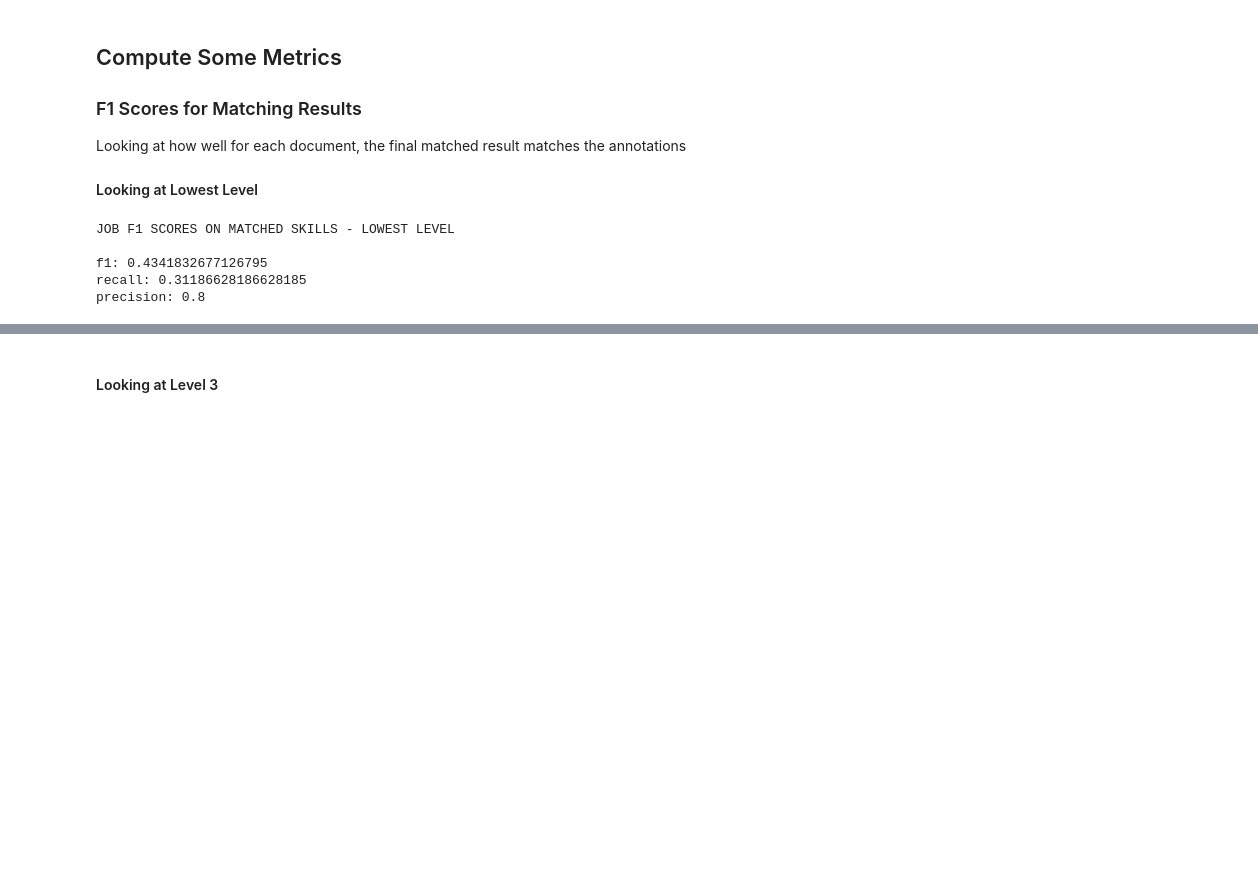
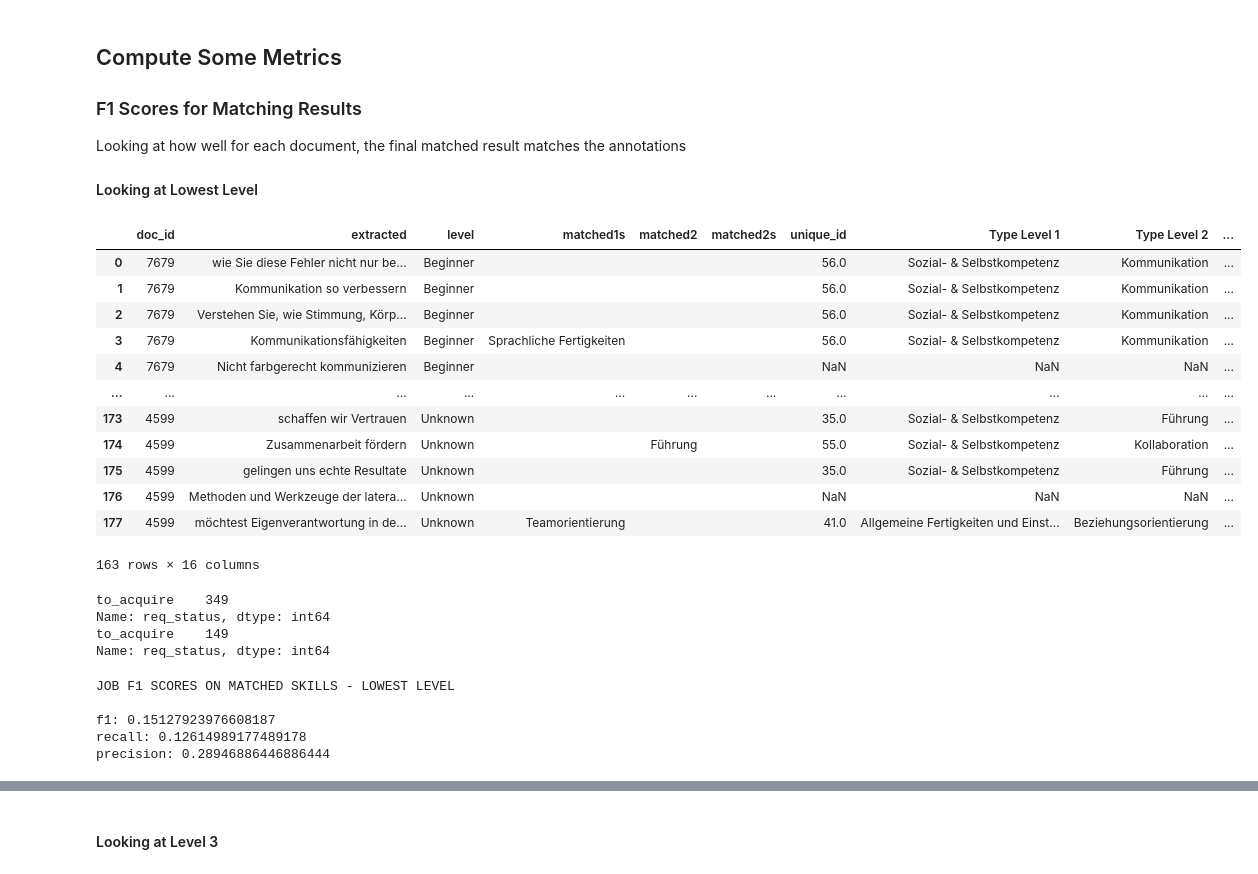
Before and after one commit to epfl-ml4ed/SkillThrills, a Jupyter notebook: protosp01/evaluation/anno_eval.ipynb, the cells around one changed output, grey strips where cells are left out. Drawn from its saved outputs; the diff is of its cells as text; code cells hidden in the pictures; blank space fills up the shorter version.

```diff
--- a/protosp01/evaluation/anno_eval.ipynb
+++ b/protosp01/evaluation/anno_eval.ipynb
@@ -144,7 +178,9 @@ rename_dict = {
     "label.text": "level",
     "req_status": "req_status",
     "match_1": "matched",
-    # "match_1s": "matched1",
+    "match_1s": "matched1s",
+    "match_2": "matched2",
+    "match_2s": "matched2s",
 }  # keeping only the first match for now
 
 job_anno_exp = job_anno_exp.rename(columns=rename_dict)
@@ -178,0 +310,18 @@ course_anno_exp = course_anno_exp.merge(
+# %%
+# get course data req status from text
+try:
+    course_anno_exp.drop(columns=["req_status"], inplace=True)
+except:
+    pass
+
+_temp_merge_df = pd.merge(
+    course_anno_exp[["doc_id", "extracted"]],
+    course_data[["id", "skill_type", "fulltext"]],
+    left_on="doc_id",
+    right_on="id",
+    how="outer",
+)
+
+_temp_merge_df["req_status"] = _temp_merge_df.apply(
+    lambda x: x["skill_type"] if x["extracted"] in x["fulltext"] else None, axis=1
+)
@@ -178,0 +346,15 @@ course_anno_exp = course_anno_exp.merge(
+# %%
+# drop if req_status is None
+_temp_merge_df.dropna(subset=["req_status"], inplace=True)
+# %%
+# _temp_merge_df keep only not None
+# _temp_merge_df = _temp_merge_df[_temp_merge_df["req_status"].notna()]
+
+
+course_anno_exp = pd.merge(
+    course_anno_exp,
+    _temp_merge_df[["doc_id", "extracted", "req_status"]],
+    on=["doc_id", "extracted"],
+    how="left",
+    indicator=True,
+).drop_duplicates()
@@ -255,3 +683,19 @@ import warnings
 
 
 warnings.filterwarnings("ignore", category=UserWarning)
+# %%
+course_anno_exp
+# %% [output]
+|  | doc_id | extracted | level | matched1s | matched2 | matched2s | unique_id | Type Level 1 | Type Level 2 | ... |
+| 0 | 7679 | wie Sie diese Fehler nicht nur be... | Beginner |  |  |  | 56.0 | Sozial- & Selbstkompetenz | Kommunikation | ... |
+| 1 | 7679 | Kommunikation so verbessern | Beginner |  |  |  | 56.0 | Sozial- & Selbstkompetenz | Kommunikation | ... |
+| 2 | 7679 | Verstehen Sie, wie Stimmung, Körp... | Beginner |  |  |  | 56.0 | Sozial- & Selbstkompetenz | Kommunikation | ... |
+| 3 | 7679 | Kommunikationsfähigkeiten | Beginner | Sprachliche Fertigkeiten |  |  | 56.0 | Sozial- & Selbstkompetenz | Kommunikation | ... |
+| 4 | 7679 | Nicht farbgerecht kommunizieren | Beginner |  |  |  | NaN | NaN | NaN | ... |
+| ... | ... | ... | ... | ... | ... | ... | ... | ... | ... | ... |
+| 173 | 4599 | schaffen wir Vertrauen | Unknown |  |  |  | 35.0 | Sozial- & Selbstkompetenz | Führung | ... |
+| 174 | 4599 | Zusammenarbeit fördern | Unknown |  | Führung |  | 55.0 | Sozial- & Selbstkompetenz | Kollaboration | ... |
+| 175 | 4599 | gelingen uns echte Resultate | Unknown |  |  |  | 35.0 | Sozial- & Selbstkompetenz | Führung | ... |
+| 176 | 4599 | Methoden und Werkzeuge der latera... | Unknown |  |  |  | NaN | NaN | NaN | ... |
+| 177 | 4599 | möchtest Eigenverantwortung in de... | Unknown | Teamorientierung |  |  | 41.0 | Allgemeine Fertigkeiten und Einst... | Beziehungsorientierung | ... |
+163 rows × 16 columns
@@ -257,0 +710,8 @@ warnings.filterwarnings("ignore", category=UserWarning)
+# %%
+print(course_results_df.req_status.value_counts())
+print(course_anno_exp.req_status.value_counts())
+# %% [output]
+to_acquire    349
+Name: req_status, dtype: int64
+to_acquire    149
+Name: req_status, dtype: int64
@@ -281,7 +768,7 @@ job_f1_scores = []
 job_recall_scores = []
 job_precision_scores = []
 
-for job_id in job_ids:
+for job_id in job_dev_doc_ids:
     f1, recall, precision = get_acc_f1_r_p(job_id)
     job_f1_scores.append(f1)
     job_recall_scores.append(recall)
@@ -293,6 +780,6 @@ print("precision:", np.mean(job_precision_scores))
 # %% [output]
 JOB F1 SCORES ON MATCHED SKILLS - LOWEST LEVEL
 
-f1: 0.4341832677126795
-recall: 0.31186628186628185
-precision: 0.8
+f1: 0.15127923976608187
+recall: 0.12614989177489178
+precision: 0.28946886446886444
```
Also changed, not shown: parts of 86 cells of this notebook, 7 other files.
